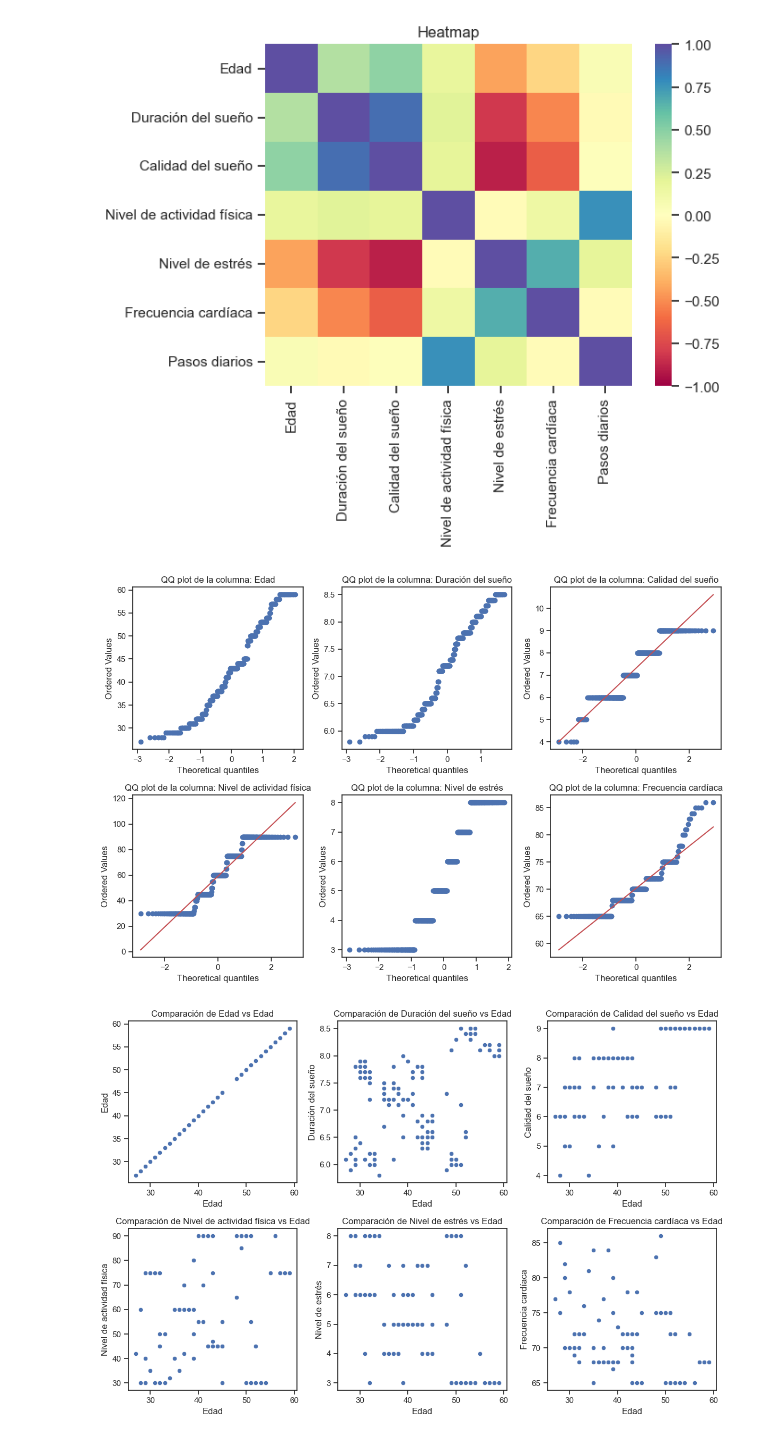
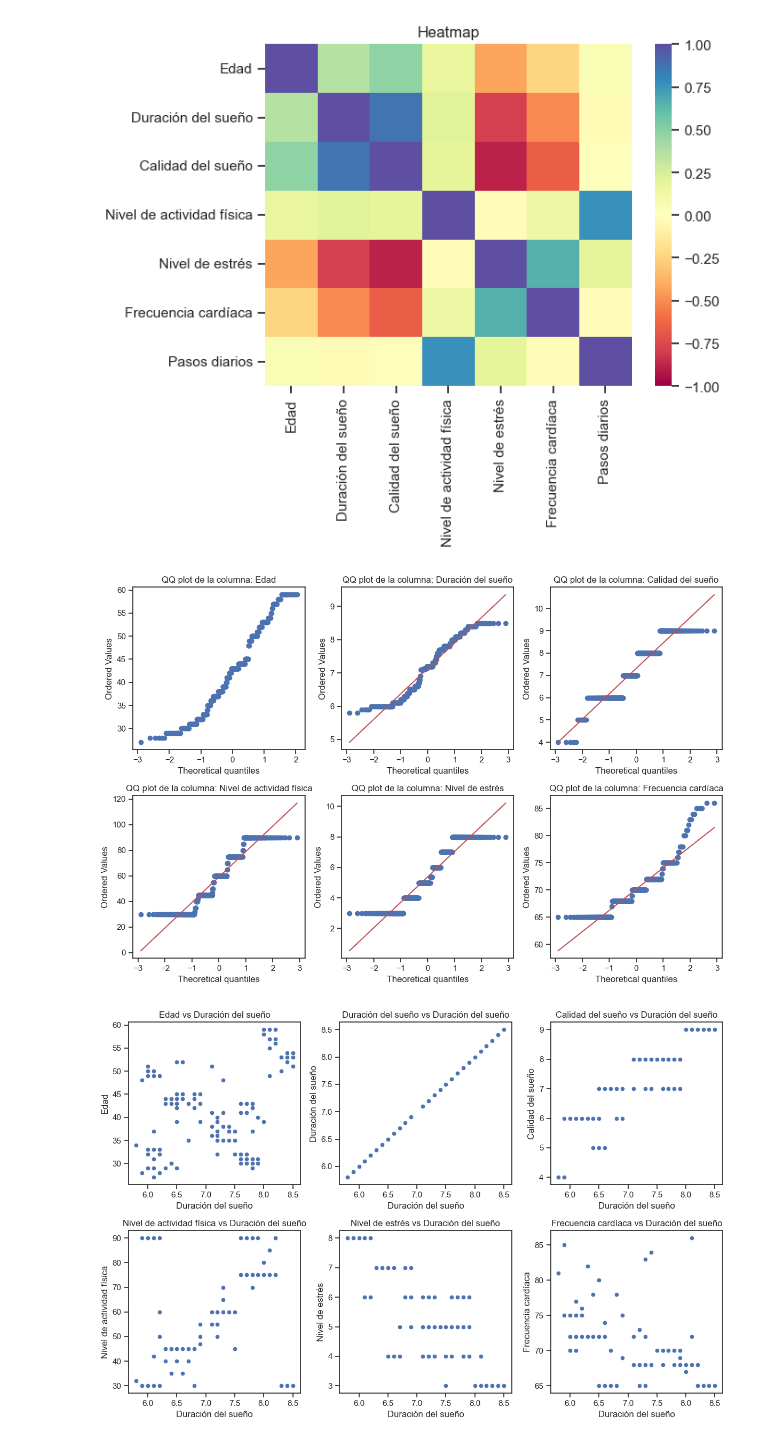
Before and after one commit to noelibaeza/cienciaDatos, a Jupyter notebook: salud_sueño.ipynb, the cells around one changed output. Cells and saved outputs as stored; diff of their text form; code cells hidden in the pictures.

```diff
--- a/salud_sueño.ipynb
+++ b/salud_sueño.ipynb
@@ -137,3 +134,35 @@ df_cuantitativo
 | 372 | 59.0 | 8.1 | 9 | 75 | 3.0 | ... |
 | 373 | 59.0 | 8.1 | 9 | 75 | 3.0 | ... |
 374 rows × 7 columns
+# %%
+# Lista de columnas para generar los histogramas
+columnas_histograma = ["Edad", "Duración del sueño", "Calidad del sueño", "Nivel de actividad física", "Nivel de estrés", "Frecuencia cardíaca"]
+
+# Calcular el número de filas y columnas necesarias
+num_filas = 3
+num_columnas = 2
+
+# Crear la figura y los subplots
+fig, axes = plt.subplots(num_filas, num_columnas, figsize=(12, 8))
+
+# Generar los histogramas para cada columna
+for i, columna in enumerate(columnas_histograma):
+    # Calcular las coordenadas del subplot actual
+    fila = i // num_columnas
+    col = i % num_columnas
+
+    # Seleccionar el subplot actual
+    ax = axes[fila, col]
+
+    # Obtener los valores para el histograma
+    valores = df_cuantitativo[columna]
+
+    # Generar el histograma utilizando Seaborn en el subplot actual
+    sns.boxplot(data=valores, ax=ax, color="red")
+    ax.set_title(f"Histograma de la columna: {columna}")
+
+# Ajustar el espaciado entre los subplots
+plt.tight_layout()
+
+# Mostrar los gráficos
+plt.show()
@@ -139,0 +173,5 @@ df_cuantitativo
+# %%
+# Imputar los valores nulos cuantitativos
+df_cuantitativo["Nivel de estrés"].fillna(df_cuantitativo["Nivel de estrés"].mean(), inplace=True)
+df_cuantitativo["Duración del sueño"].fillna(df_cuantitativo["Duración del sueño"].mean(), inplace=True)
+df_cuantitativo.describe()
@@ -178,37 +226,37 @@ plt.tight_layout()
 # Mostrar los gráficos
 plt.show()
 # %% [output]
-[figure, old version]
+[figure, new version]
 # %%
-columnas_comparacion = ["Edad", "Duración del sueño",	"Calidad del sueño",	"Nivel de actividad física","Nivel de estrés", "Frecuencia cardíaca"]
+columnas_comparacion = ["Edad", "Duración del sueño","Calidad del sueño","Nivel de actividad física","Nivel de estrés","Frecuencia cardíaca"]
 
 # Configurar el estilo de los gráficos
 sns.set(style="ticks")
 
 # Crear la figura y los subplots
 fig, axes = plt.subplots(2, 3, figsize=(12, 8))
 
 # Generar los gráficos de dispersión en los subplots correspondientes
 for i, columna in enumerate(columnas_comparacion):
     # Calcular las coordenadas del subplot actual
     fila = i // 3
     col = i % 3
 
     # Seleccionar el subplot actual
     ax = axes[fila, col]
 
     # Generar el gráfico de dispersión en el subplot actual
-    sns.scatterplot(x="Edad", y=columna, data=df, ax=ax)
+    sns.scatterplot(x="Duración del sueño", y=columna, data=df, ax=ax)
 
     # Establecer el título del subplot actual
-    ax.set_title(f"Comparación de {columna} vs Edad")
-    ax.set_xlabel("Edad")
+    ax.set_title(f"{columna} vs Duración del sueño")
+    ax.set_xlabel("Duración del sueño")
     ax.set_ylabel(columna)
 
 # Ajustar el espaciado entre los subplots
 plt.tight_layout()
 
 # Mostrar los gráficos
 plt.show()
 # %% [output]
-[figure, old version]
+[figure, new version]
```
Also changed, not shown: parts of 13 cells of this notebook.
